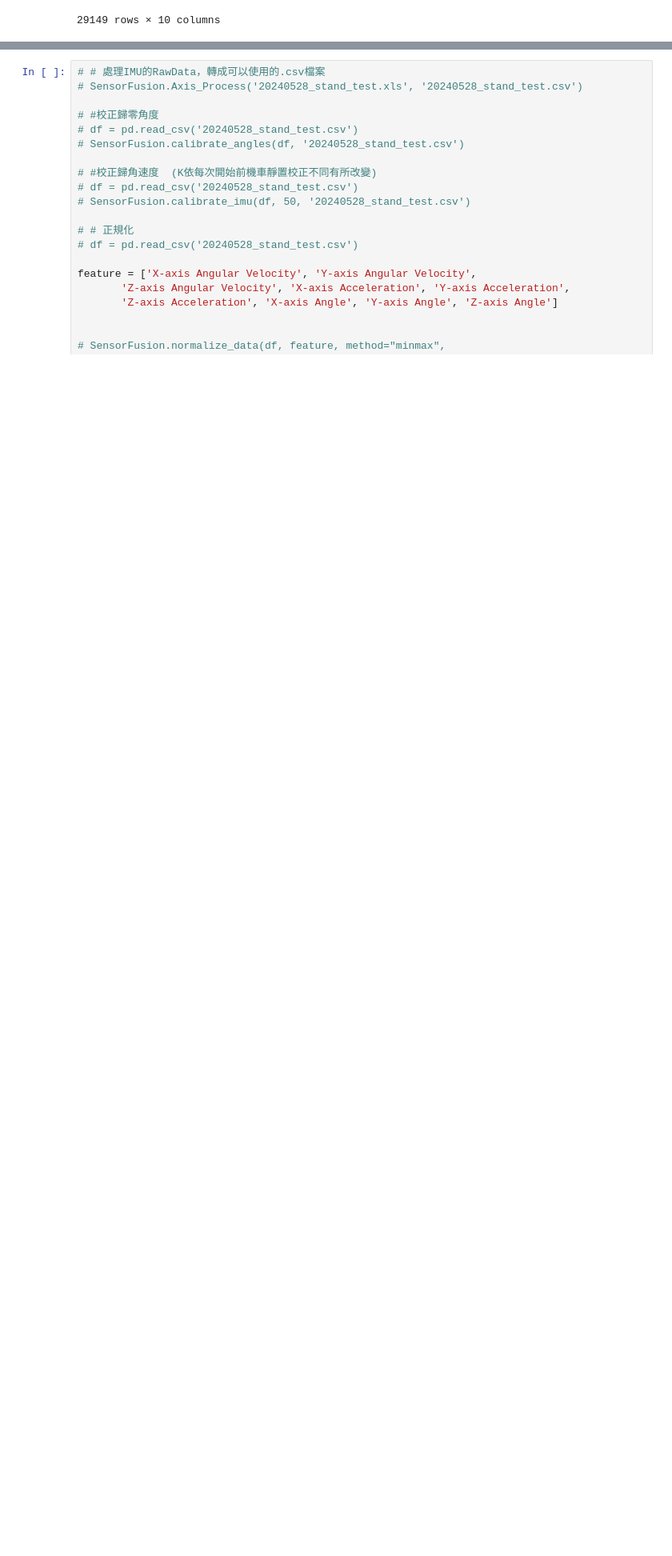
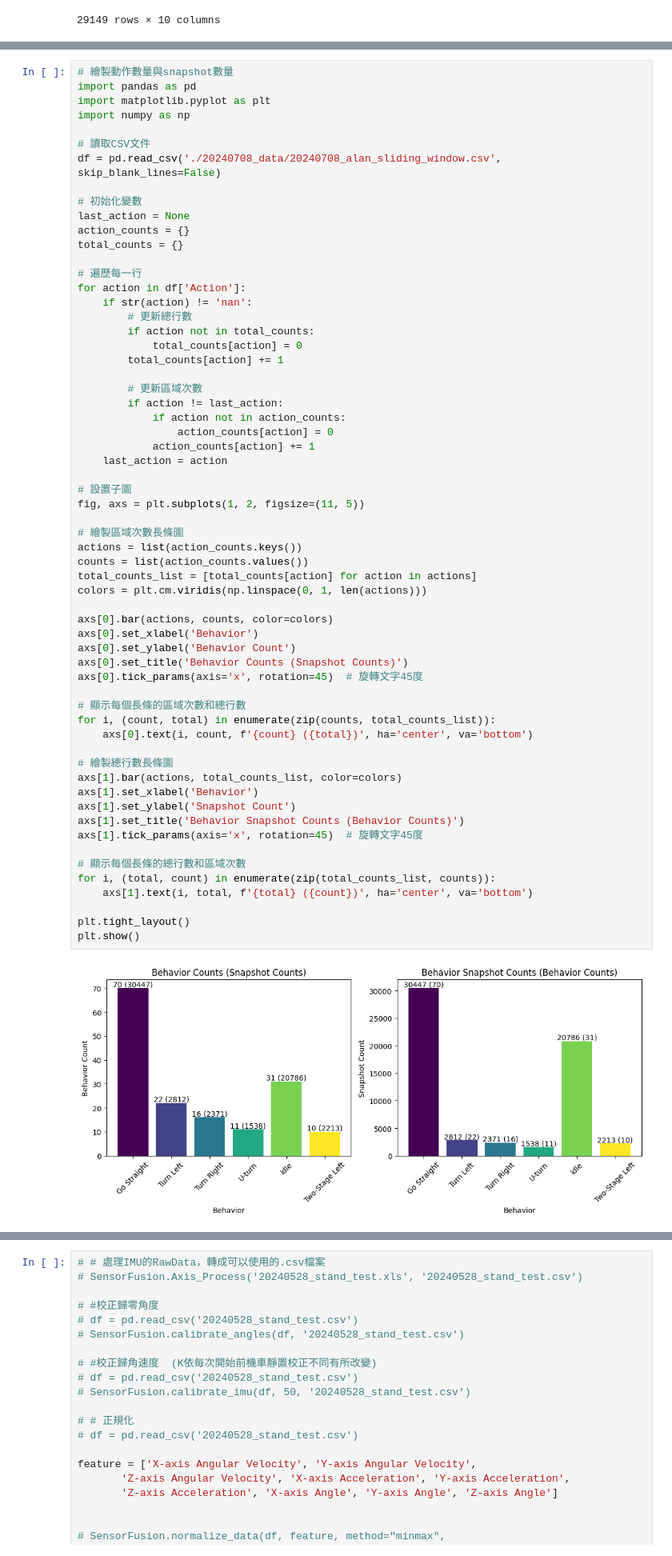
Before and after one commit to SROP6313/Motor_RideTrack, a Jupyter notebook: IMU_Analyze.ipynb, the cells around one changed output, grey strips where cells are left out. Shown at 80% size. Saved outputs shown, nothing was run; the diff lists cells and outputs as text; blank space fills up the shorter version.

```diff
--- a/IMU_Analyze.ipynb
+++ b/IMU_Analyze.ipynb
@@ -162,0 +176,63 @@ plt.show()
+# %%
+# 繪製動作數量與snapshot數量
+import pandas as pd
+import matplotlib.pyplot as plt
+import numpy as np
+
+# 讀取CSV文件
+df = pd.read_csv('./20240708_data/20240708_alan_sliding_window.csv', skip_blank_lines=False)
+
+# 初始化變數
+last_action = None
+action_counts = {}
+total_counts = {}
+
+# 遍歷每一行
+for action in df['Action']:
+    if str(action) != 'nan':
+        # 更新總行數
+        if action not in total_counts:
+            total_counts[action] = 0
+        total_counts[action] += 1
+
+        # 更新區域次數
+        if action != last_action:
+            if action not in action_counts:
+                action_counts[action] = 0
+            action_counts[action] += 1
+    last_action = action
+
+# 設置子圖
+fig, axs = plt.subplots(1, 2, figsize=(11, 5))
+
+# 繪製區域次數長條圖
+actions = list(action_counts.keys())
+counts = list(action_counts.values())
+total_counts_list = [total_counts[action] for action in actions]
+colors = plt.cm.viridis(np.linspace(0, 1, len(actions)))
+
+axs[0].bar(actions, counts, color=colors)
+axs[0].set_xlabel('Behavior')
+axs[0].set_ylabel('Behavior Count')
+axs[0].set_title('Behavior Counts (Snapshot Counts)')
+axs[0].tick_params(axis='x', rotation=45)  # 旋轉文字45度
+
+# 顯示每個長條的區域次數和總行數
+for i, (count, total) in enumerate(zip(counts, total_counts_list)):
+    axs[0].text(i, count, f'{count} ({total})', ha='center', va='bottom')
+
+# 繪製總行數長條圖
+axs[1].bar(actions, total_counts_list, color=colors)
+axs[1].set_xlabel('Behavior')
+axs[1].set_ylabel('Snapshot Count')
+axs[1].set_title('Behavior Snapshot Counts (Behavior Counts)')
+axs[1].tick_params(axis='x', rotation=45)  # 旋轉文字45度
+
+# 顯示每個長條的總行數和區域次數
+for i, (total, count) in enumerate(zip(total_counts_list, counts)):
+    axs[1].text(i, total, f'{total} ({count})', ha='center', va='bottom')
+
+plt.tight_layout()
+plt.show()
+# %% [output]
+[figure, added]
```
Also changed, not shown: parts of 5 cells of this notebook.
